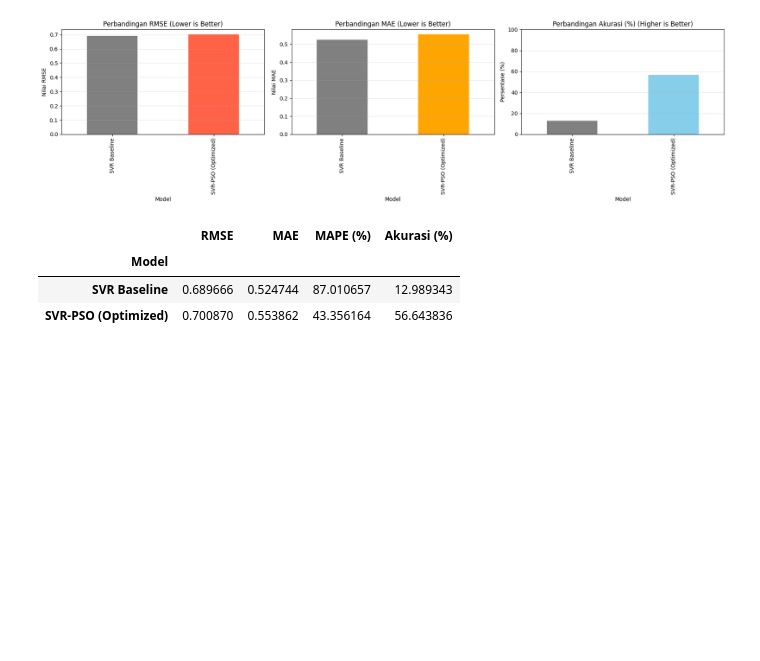
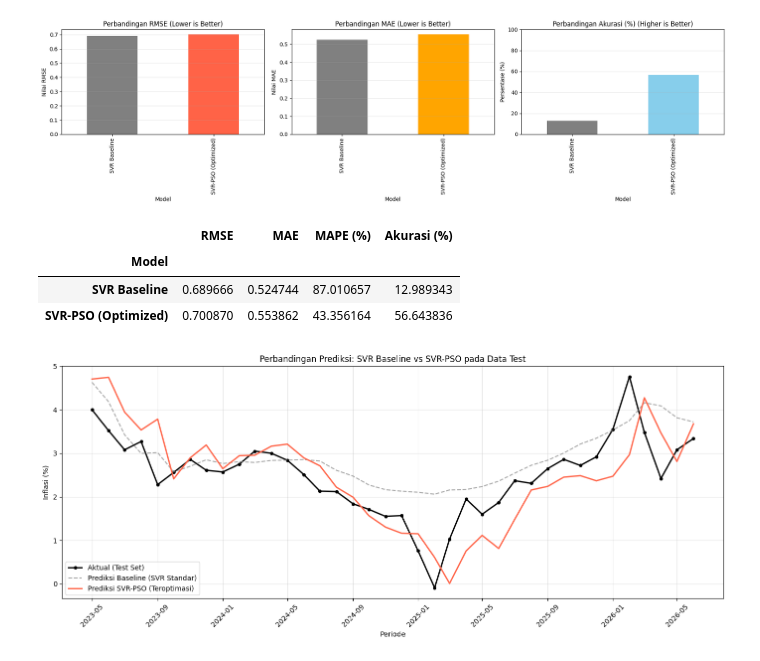
Before and after one commit to ter-sleep/final-project-komputasional, a Jupyter notebook: notebooks/main.ipynb, the cells around one changed output. Saved outputs shown, nothing was run; the diff lists cells and outputs as text; code cells hidden in the pictures; blank space fills up the shorter version.

```diff
--- a/notebooks/main.ipynb
+++ b/notebooks/main.ipynb
@@ -345,3 +345,28 @@ display(tabel_metrik.set_index('Model'))
 | Model |  |  |  |  |
 | SVR Baseline | 0.689666 | 0.524744 | 87.010657 | 12.989343 |
 | SVR-PSO (Optimized) | 0.700870 | 0.553862 | 43.356164 | 56.643836 |
+# %%
+import matplotlib.pyplot as plt
+
+# 1. Grafik Perbandingan Hasil Prediksi pada Data Test
+plt.figure(figsize=(14, 6))
+
+# Plot Data Aktual
+plt.plot(tanggal_test, y_test_asli, label='Aktual (Test Set)', color='black', linewidth=2, marker='o', markersize=4)
+
+# Plot Prediksi Baseline
+plt.plot(tanggal_test, pred_base_asli, label='Prediksi Baseline (SVR Standar)', color='gray', linestyle='--', alpha=0.7)
+
+# Plot Prediksi SVR-PSO
+plt.plot(tanggal_test, pred_pso_asli, label='Prediksi SVR-PSO (Teroptimasi)', color='tomato', linewidth=2)
+
+plt.title('Perbandingan Prediksi: SVR Baseline vs SVR-PSO pada Data Test')
+plt.xlabel('Periode')
+plt.ylabel('Inflasi (%)')
+plt.legend()
+plt.grid(True, alpha=0.3)
+plt.xticks(rotation=45)
+plt.tight_layout()
+plt.show()
+# %% [output]
+[figure, added]
```
Also changed, not shown: parts of 2 cells of this notebook.
